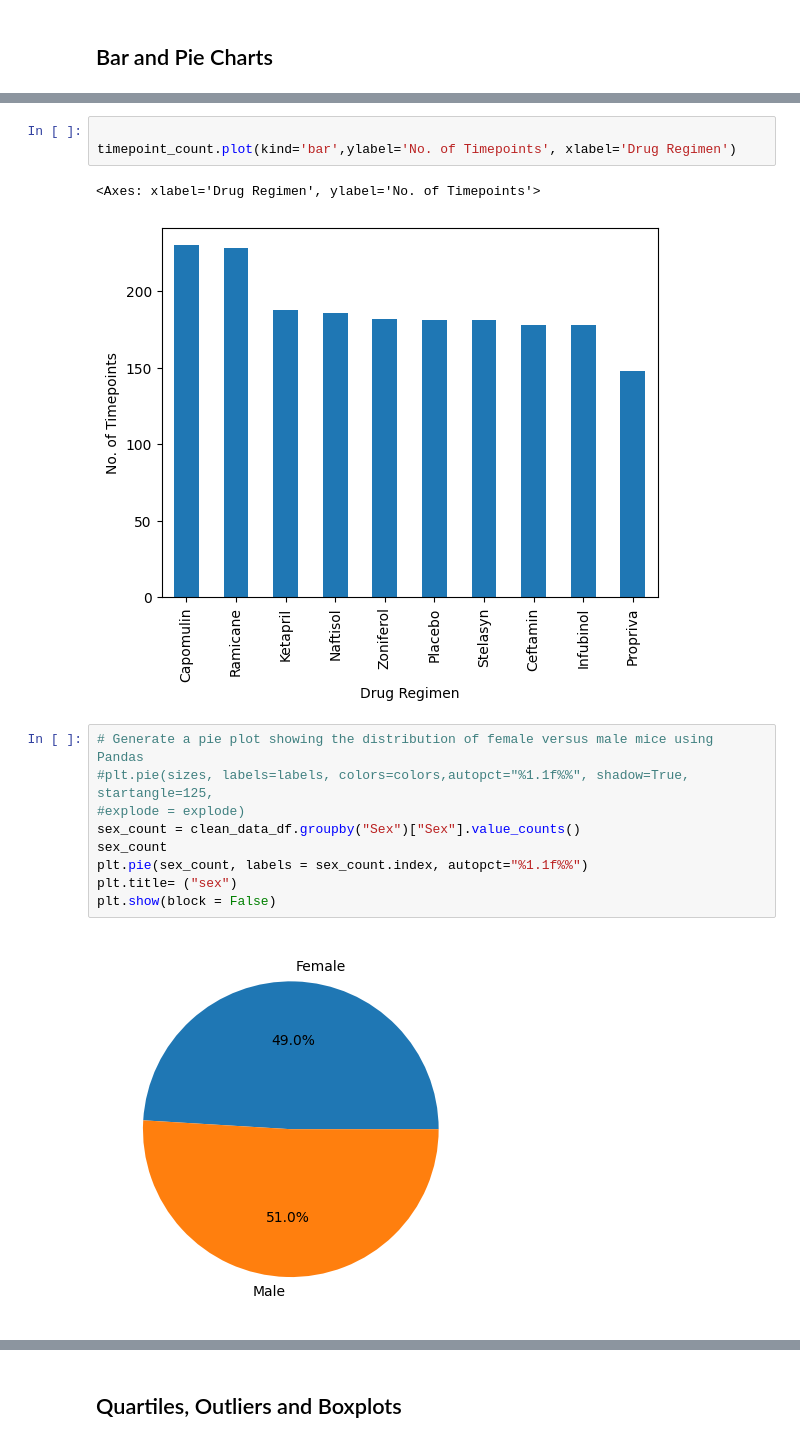
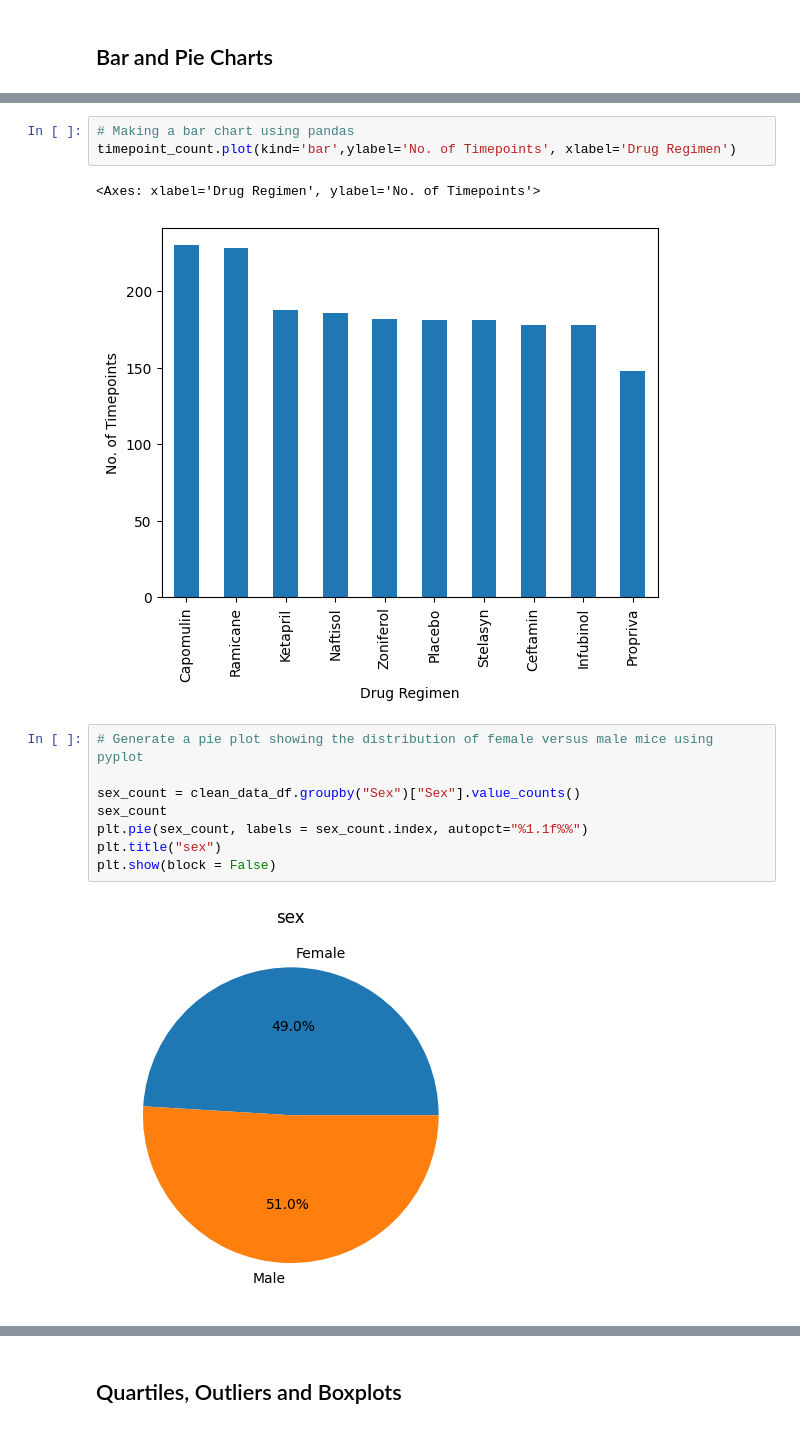
Before and after one commit to vidhya67meg/matplotlib-challenge, a Jupyter notebook: Pymaceuticals/Pymaceuticals_mycode.ipynb, the cells around one changed output, grey strips where cells are left out. Saved outputs shown, nothing was run; the diff lists cells and outputs as text.

```diff
--- a/Pymaceuticals/Pymaceuticals_mycode.ipynb
+++ b/Pymaceuticals/Pymaceuticals_mycode.ipynb
@@ -115,18 +106,17 @@ TypeError: 'str' object is not callable
 # %%
-
+# Making a bar chart using pandas
 timepoint_count.plot(kind='bar',ylabel='No. of Timepoints', xlabel='Drug Regimen')
 # %% [output]
 <Axes: xlabel='Drug Regimen', ylabel='No. of Timepoints'>
 [figure]
 # %%
-# Generate a pie plot showing the distribution of female versus male mice using Pandas
-#plt.pie(sizes, labels=labels, colors=colors,autopct="%1.1f%%", shadow=True, startangle=125,
-#explode = explode)
+# Generate a pie plot showing the distribution of female versus male mice using pyplot
+
 sex_count = clean_data_df.groupby("Sex")["Sex"].value_counts()
 sex_count
 plt.pie(sex_count, labels = sex_count.index, autopct="%1.1f%%")
-plt.title= ("sex")
+plt.title("sex")
 plt.show(block = False)
 # %% [output]
-[figure, old version]
+[figure, new version]
 # %%
```
Also changed, not shown: parts of 14 cells of this notebook.
